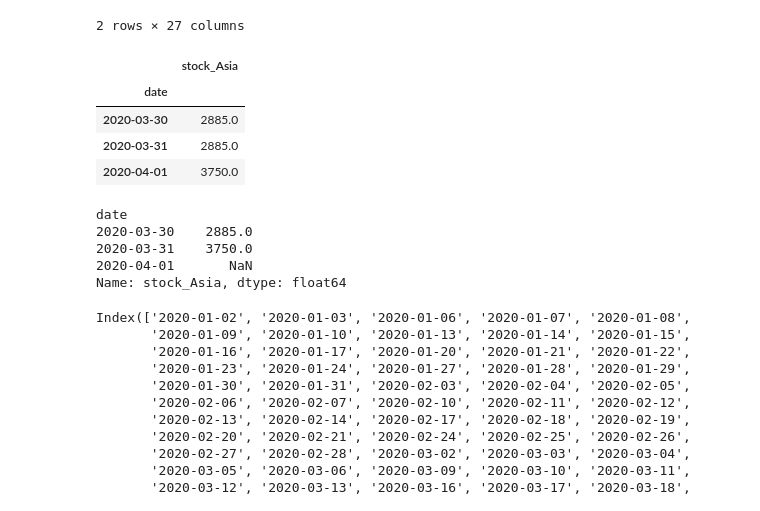
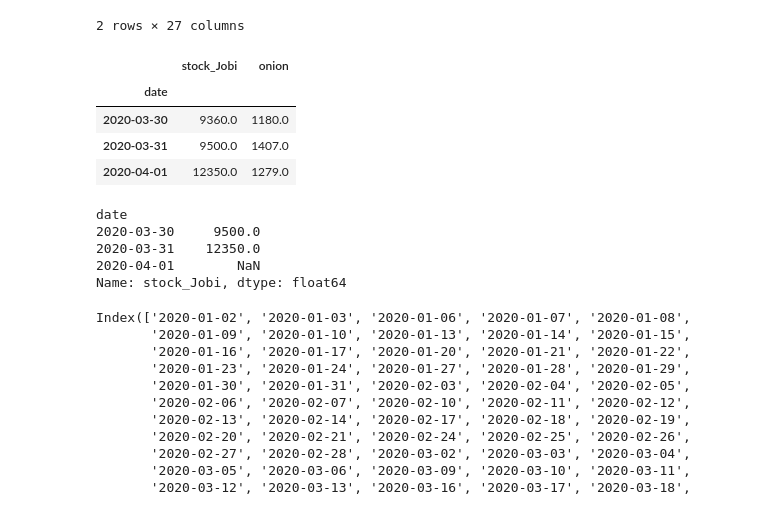
Before and after one commit to sunnight9507/BitAcademy, a Jupyter notebook: Project/Predict_stock.ipynb, the cells around one changed output. Saved outputs shown, nothing was run; the diff lists cells and outputs as text; code cells hidden in the pictures.

```diff
--- a/Project/Predict_stock.ipynb
+++ b/Project/Predict_stock.ipynb
@@ -58,20 +58,20 @@ data.tail(2)
 | 2020-04-01 | NaN | NaN | NaN | NaN | NaN | NaN | ... |
 2 rows × 27 columns
 # %%
-target_name = 'stock_Asia'
-target_names = [target_name]
+target_name = 'stock_Jobi'
+target_names = [target_name,'onion']
 #df = data[]
 shift_steps = 1
 
 df = data[target_names].shift(1)
 
 df.tail(3)
 # %% [output]
-|  | stock_Asia |
-| date |  |
-| 2020-03-30 | 2885.0 |
-| 2020-03-31 | 2885.0 |
-| 2020-04-01 | 3750.0 |
+|  | stock_Jobi | onion |
+| date |  |  |
+| 2020-03-30 | 9360.0 | 1180.0 |
+| 2020-03-31 | 9500.0 | 1407.0 |
+| 2020-04-01 | 12350.0 | 1279.0 |
 # %%
 df_targets = df[target_name].shift(-shift_steps)
 # df_targets = df.shift(-shift_steps)
@@ -79,10 +79,10 @@ df_targets = df[target_name].shift(-shift_steps)
 df_targets.tail(3)
 # %% [output]
 date
-2020-03-30    2885.0
-2020-03-31    3750.0
-2020-04-01       NaN
-Name: stock_Asia, dtype: float64
+2020-03-30     9500.0
+2020-03-31    12350.0
+2020-04-01        NaN
+Name: stock_Jobi, dtype: float64
 # %%
 df.index[-65:]
 # %% [output]
```
Also changed, not shown: parts of 18 cells of this notebook, 18 other files.
